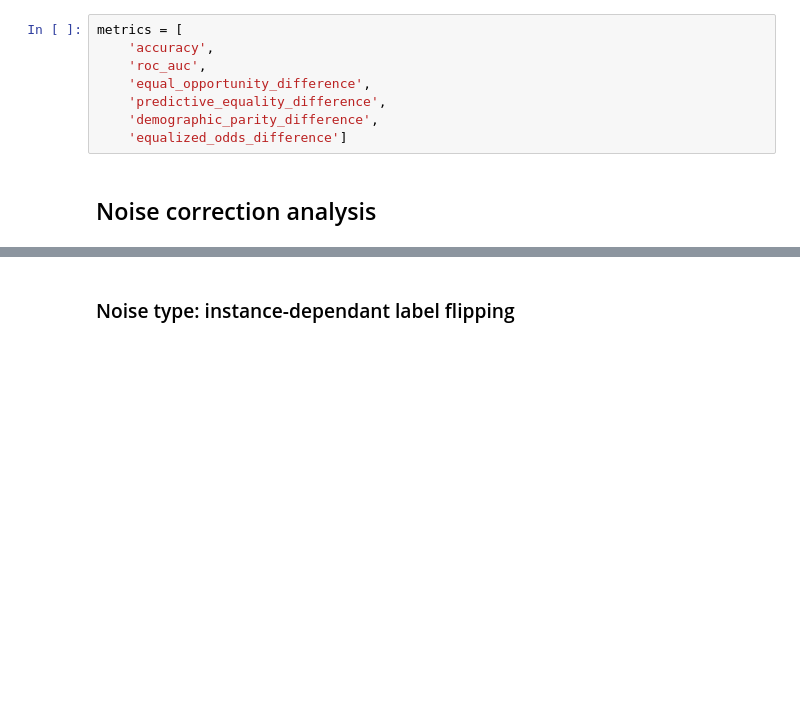
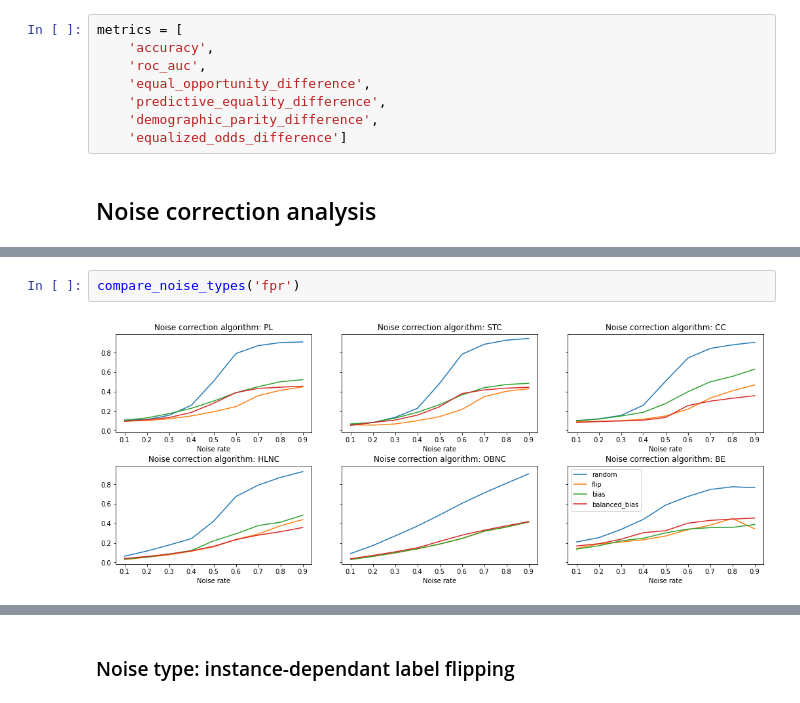
Before and after one commit to reluzita/rewriting-history, a Jupyter notebook: noiseinjection_result_analysis.ipynb, the cells around one changed output, grey strips where cells are left out. Cells and saved outputs as stored; diff of their text form; blank space fills up the shorter version.

```diff
--- a/noiseinjection_result_analysis.ipynb
+++ b/noiseinjection_result_analysis.ipynb
@@ -56,0 +114,4 @@ def show_correction_performance(noise_type):
+# %%
+compare_noise_types('fpr')
+# %% [output]
+[figure, added]
```
Also changed, not shown: parts of 65 cells of this notebook, 5 other files.
